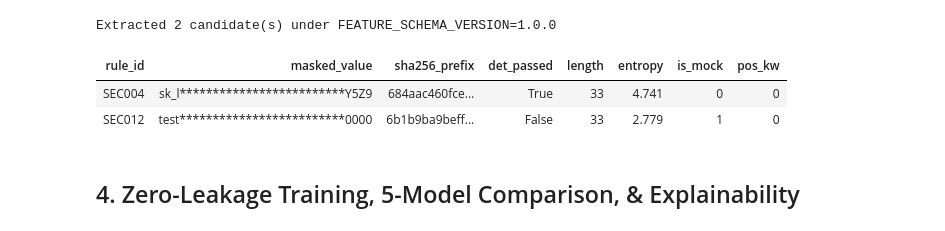
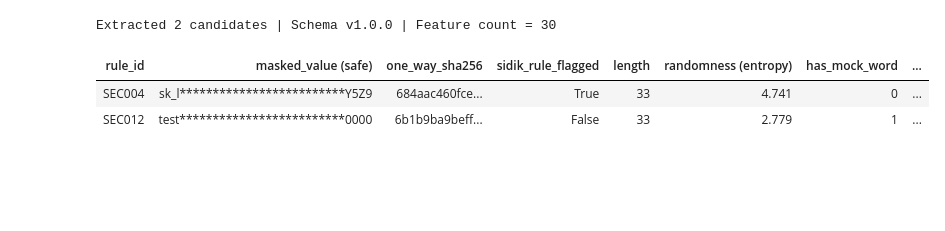
Before and after one commit to actions-marketplace-validations/radityobw_SIDIK-ML, a Jupyter notebook: notebooks/quickstart.ipynb, the cells around one changed output. Cells and saved outputs as stored; diff of their text form; code cells hidden in the pictures; blank space fills up the shorter version.

```diff
--- a/notebooks/quickstart.ipynb
+++ b/notebooks/quickstart.ipynb
@@ -50,6 +80,19 @@ import tempfile
 import pandas as pd
 from sidik import SecurityScanner
 from sidik_ml import SidikMLPlugin
+
+def plain_verdict(ml_info):
+    if not ml_info:
+        return "Known Vulnerable Library (Update Package)"
+    act = ml_info["action"]
+    p = ml_info["secret_probability"]
+    if act == "KEEP_ALERT" and p >= 0.7:
+        return "Likely Real Leak (Investigate Now)"
+    if act == "REVIEW_PRIORITY":
+        return "Shielded CRITICAL Alert (Review Carefully)"
+    if act == "SUPPRESSED_FP":
+        return "Hidden False Alarm"
+    return "Lower Confidence / Check Context"
 
 with tempfile.TemporaryDirectory() as tmp_dir:
     os.makedirs(os.path.join(tmp_dir, "src"), exist_ok=True)
@@ -81,12 +124,12 @@ for f in report.findings:
         "type": f.finding_type,
         "severity": f.severity.value,
         "location": rel_loc,
-        "title": f.title[:48],
+        "finding": f.title[:44],
         "ml_prob": ml["secret_probability"] if ml else "-",
-        "ml_action": ml["action"] if ml else "DETERMINISTIC_SCA",
-        "model": ml["model_name"] if ml else "OSV",
+        "ml_action": ml["action"] if ml else "OSV_SCA_MATCH",
+        "plain_english_verdict": plain_verdict(ml),
     })
 
-print(f"Total findings: {len(report.findings)} | Secrets: {report.summary.total_secrets_found} | Vulnerable Dependencies: {report.summary.total_vulnerabilities_found}")
+print(f"Total findings: {len(report.findings)} | Secrets: {report.summary.total_secrets_found} | Vulnerable Packages (incl. Git URL): {report.summary.total_vulnerabilities_found}")
 display(pd.DataFrame(rows))
 # %% [output]
@@ -114,35 +177,33 @@ Total findings: 17 | Secrets: 2 | Vulnerable Dependencies: 15
 # %%
 from sidik_ml import FEATURE_SCHEMA_VERSION, extract_feature_dict
 
 with tempfile.TemporaryDirectory() as tmp_dir:
     sample_py = os.path.join(tmp_dir, "config.py")
     demo_stripe = "sk_" + "live_" + "51H9qX2K8P3M7R4T6V8W2Y5Z9"
     with open(sample_py, "w", encoding="utf-8") as fh:
         fh.write(f"STRIPE_LIVE = '{demo_stripe}'\n")
         fh.write("dummy_token = 'test_placeholder_0000000000000000'\n")
 
     det_scanner = SecurityScanner(enable_dependency_scan=False, measure_memory=False)
     candidates = det_scanner.extract_secret_candidates(tmp_dir, include_filtered=True)
 
-print(f"Extracted {len(candidates)} candidate(s) under FEATURE_SCHEMA_VERSION={FEATURE_SCHEMA_VERSION}")
+print(f"Extracted {len(candidates)} candidates | Schema v{FEATURE_SCHEMA_VERSION} | Feature count = 30")
 feat_rows = []
 for cand in candidates:
     feats = extract_feature_dict(cand)
     feat_rows.append({
         "rule_id": cand.rule_id,
-        "masked_value": cand.masked_value,
-        "sha256_prefix": cand.value_sha256[:12] + "...",
-        "det_passed": bool(cand.deterministic_decision.get("passed_deterministic_filter")),
+        "masked_value (safe)": cand.masked_value,
+        "one_way_sha256": cand.value_sha256[:12] + "...",
+        "sidik_rule_flagged": bool(cand.deterministic_decision.get("passed_deterministic_filter")),
         "length": int(feats["str_length"]),
-        "entropy": round(feats["shannon_entropy"], 3),
-        "is_mock": int(feats["is_placeholder_or_mock"]),
-        "pos_kw": int(feats["has_positive_keyword"]),
+        "randomness (entropy)": round(feats["shannon_entropy"], 3),
+        "has_mock_word": int(feats["is_placeholder_or_mock"]),
+        "has_secret_word": int(feats["has_positive_keyword"]),
     })
 display(pd.DataFrame(feat_rows))
 # %% [output]
-Extracted 2 candidate(s) under FEATURE_SCHEMA_VERSION=1.0.0
+Extracted 2 candidates | Schema v1.0.0 | Feature count = 30
-| rule_id | masked_value | sha256_prefix | det_passed | length | entropy | is_mock | pos_kw |
-| SEC004 | sk_l*************************Y5Z9 | 684aac460fce... | True | 33 | 4.741 | 0 | 0 |
-| SEC012 | test*************************0000 | 6b1b9ba9beff... | False | 33 | 2.779 | 1 | 0 |
+| rule_id | masked_value (safe) | one_way_sha256 | sidik_rule_flagged | length | randomness (entropy) | has_mock_word | ... |
+| SEC004 | sk_l*************************Y5Z9 | 684aac460fce... | True | 33 | 4.741 | 0 | ... |
+| SEC012 | test*************************0000 | 6b1b9ba9beff... | False | 33 | 2.779 | 1 | ... |
-# %% [markdown]
-## 4. Zero-Leakage Training, 5-Model Comparison, & Explainability
```
Also changed, not shown: parts of 24 cells of this notebook, 3 other files.
